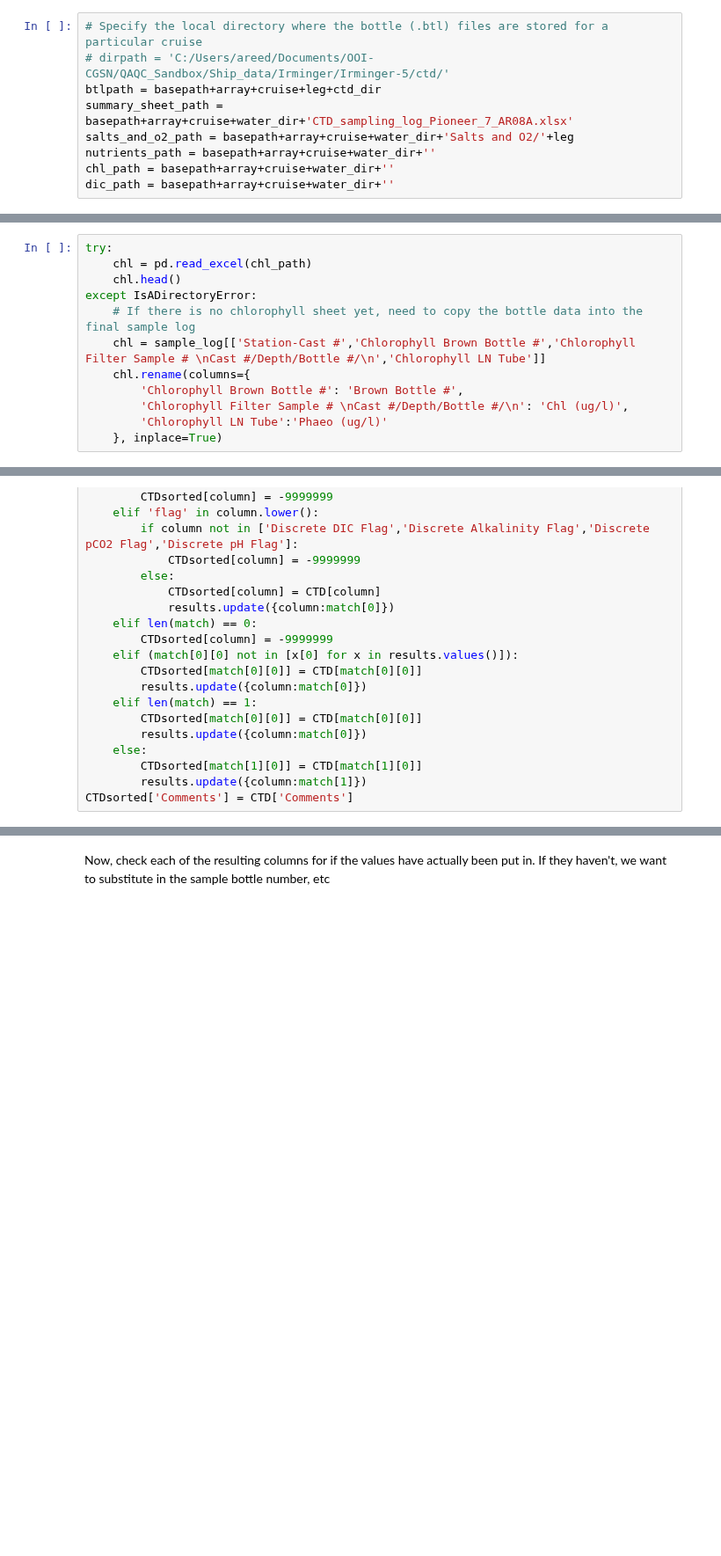
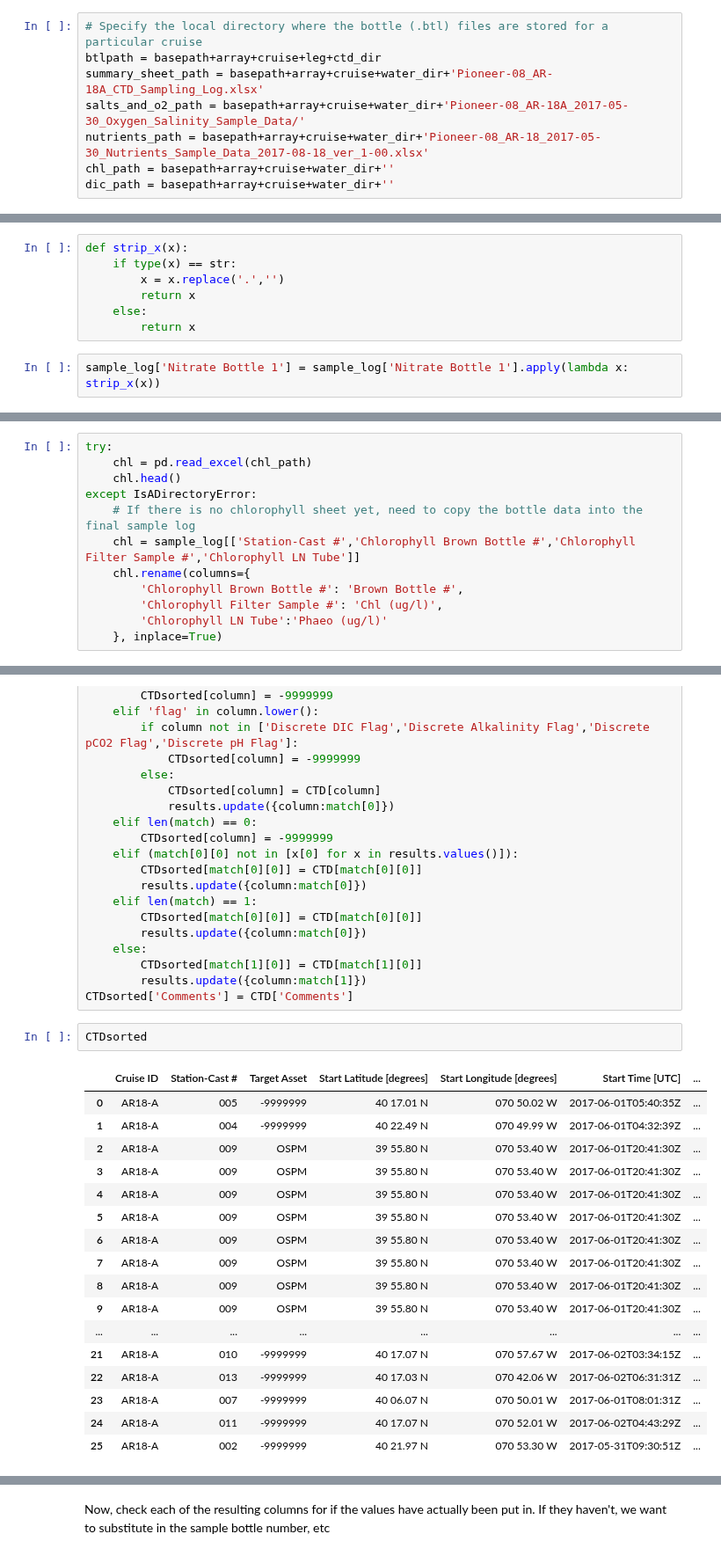
Before and after one commit to cooleyky/QAQC_Sandbox, a Jupyter notebook: Ship_data/btl_file_processing.ipynb, the cells around one changed output, grey strips where cells are left out. Shown at 88% size. Saved outputs shown, nothing was run; the diff lists cells and outputs as text; blank space fills up the shorter version.

Commit message:
Pioneer-08 discrete summary update.

```diff
--- a/Ship_data/btl_file_processing.ipynb
+++ b/Ship_data/btl_file_processing.ipynb
@@ -74,10 +80,9 @@ for f in files:
 Create the full directory paths for the relevant data:
 # %%
 # Specify the local directory where the bottle (.btl) files are stored for a particular cruise
-# dirpath = 'C:/Users/areed/Documents/OOI-CGSN/QAQC_Sandbox/Ship_data/Irminger/Irminger-5/ctd/'
 btlpath = basepath+array+cruise+leg+ctd_dir
-summary_sheet_path = basepath+array+cruise+water_dir+'CTD_sampling_log_Pioneer_7_AR08A.xlsx'
-salts_and_o2_path = basepath+array+cruise+water_dir+'Salts and O2/'+leg
-nutrients_path = basepath+array+cruise+water_dir+''
+summary_sheet_path = basepath+array+cruise+water_dir+'Pioneer-08_AR-18A_CTD_Sampling_Log.xlsx'
+salts_and_o2_path = basepath+array+cruise+water_dir+'Pioneer-08_AR-18A_2017-05-30_Oxygen_Salinity_Sample_Data/'
+nutrients_path = basepath+array+cruise+water_dir+'Pioneer-08_AR-18_2017-05-30_Nutrients_Sample_Data_2017-08-18_ver_1-00.xlsx'
 chl_path = basepath+array+cruise+water_dir+''
 dic_path = basepath+array+cruise+water_dir+''
@@ -334,0 +420,9 @@ sample_log.info()
+# %%
+def strip_x(x):
+    if type(x) == str:
+        x = x.replace('.','')
+        return x
+    else:
+        return x
+# %%
+sample_log['Nitrate Bottle 1'] = sample_log['Nitrate Bottle 1'].apply(lambda x: strip_x(x))
@@ -364,10 +508,10 @@ try:
     chl.head()
 except IsADirectoryError:
     # If there is no chlorophyll sheet yet, need to copy the bottle data into the final sample log
-    chl = sample_log[['Station-Cast #','Chlorophyll Brown Bottle #','Chlorophyll Filter Sample # \nCast #/Depth/Bottle #/\n','Chlorophyll LN Tube']]
+    chl = sample_log[['Station-Cast #','Chlorophyll Brown Bottle #','Chlorophyll Filter Sample #','Chlorophyll LN Tube']]
     chl.rename(columns={
         'Chlorophyll Brown Bottle #': 'Brown Bottle #',
-        'Chlorophyll Filter Sample # \nCast #/Depth/Bottle #/\n': 'Chl (ug/l)',
+        'Chlorophyll Filter Sample #': 'Chl (ug/l)',
         'Chlorophyll LN Tube':'Phaeo (ug/l)'
     }, inplace=True)
 # %%
@@ -610,3 +1043,23 @@ for column in column_order:
         CTDsorted[match[1][0]] = CTD[match[1][0]]
         results.update({column:match[1]})
 CTDsorted['Comments'] = CTD['Comments']
+# %%
+CTDsorted
+# %% [output]
+|  | Cruise ID | Station-Cast # | Target Asset | Start Latitude [degrees] | Start Longitude [degrees] | Start Time [UTC] | ... |
+| 0 | AR18-A | 005 | -9999999 | 40 17.01 N | 070 50.02 W | 2017-06-01T05:40:35Z | ... |
+| 1 | AR18-A | 004 | -9999999 | 40 22.49 N | 070 49.99 W | 2017-06-01T04:32:39Z | ... |
+| 2 | AR18-A | 009 | OSPM | 39 55.80 N | 070 53.40 W | 2017-06-01T20:41:30Z | ... |
+| 3 | AR18-A | 009 | OSPM | 39 55.80 N | 070 53.40 W | 2017-06-01T20:41:30Z | ... |
+| 4 | AR18-A | 009 | OSPM | 39 55.80 N | 070 53.40 W | 2017-06-01T20:41:30Z | ... |
+| 5 | AR18-A | 009 | OSPM | 39 55.80 N | 070 53.40 W | 2017-06-01T20:41:30Z | ... |
+| 6 | AR18-A | 009 | OSPM | 39 55.80 N | 070 53.40 W | 2017-06-01T20:41:30Z | ... |
+| 7 | AR18-A | 009 | OSPM | 39 55.80 N | 070 53.40 W | 2017-06-01T20:41:30Z | ... |
+| 8 | AR18-A | 009 | OSPM | 39 55.80 N | 070 53.40 W | 2017-06-01T20:41:30Z | ... |
+| 9 | AR18-A | 009 | OSPM | 39 55.80 N | 070 53.40 W | 2017-06-01T20:41:30Z | ... |
+| ... | ... | ... | ... | ... | ... | ... | ... |
+| 21 | AR18-A | 010 | -9999999 | 40 17.07 N | 070 57.67 W | 2017-06-02T03:34:15Z | ... |
+| 22 | AR18-A | 013 | -9999999 | 40 17.03 N | 070 42.06 W | 2017-06-02T06:31:31Z | ... |
+| 23 | AR18-A | 007 | -9999999 | 40 06.07 N | 070 50.01 W | 2017-06-01T08:01:31Z | ... |
+| 24 | AR18-A | 011 | -9999999 | 40 17.07 N | 070 52.01 W | 2017-06-02T04:43:29Z | ... |
+| 25 | AR18-A | 002 | -9999999 | 40 21.97 N | 070 53.30 W | 2017-05-31T09:30:51Z | ... |
```
Also changed, not shown: parts of 64 cells of this notebook, 4 other files.
